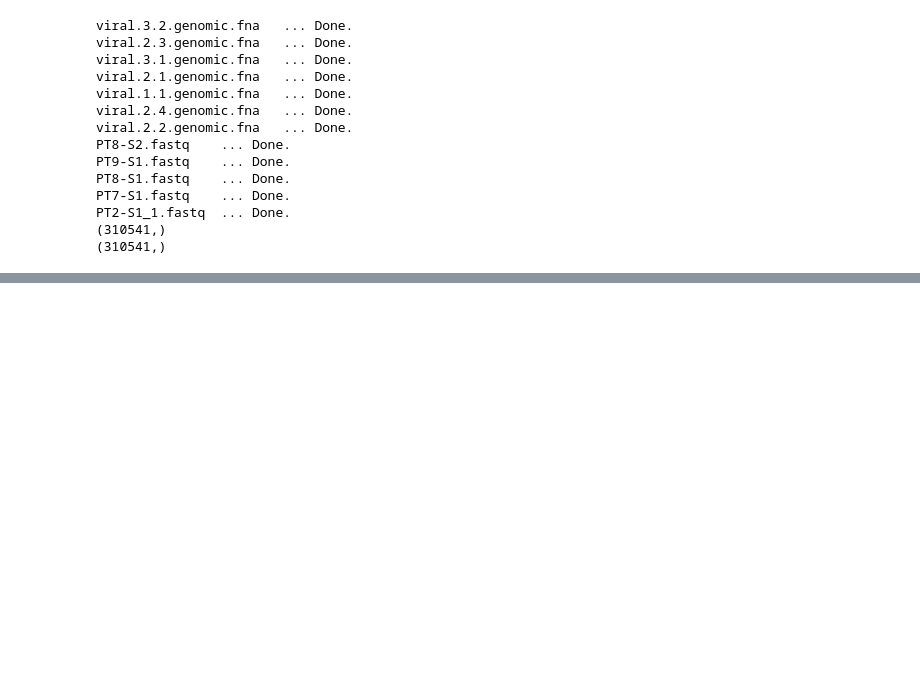
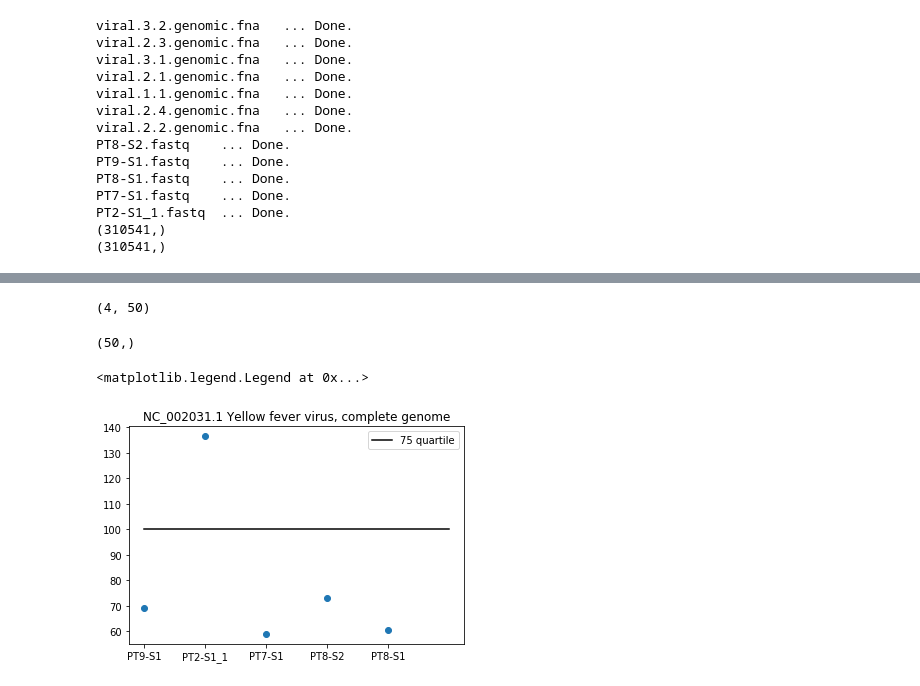
Before and after one commit to akarazeev/LauzHack19, a Jupyter notebook: VirusPatientMatching.ipynb, the cells around one changed output, grey strips where cells are left out. Drawn from its saved outputs; the diff is of its cells as text; code cells hidden in the pictures; blank space fills up the shorter version.

```diff
--- a/VirusPatientMatching.ipynb
+++ b/VirusPatientMatching.ipynb
@@ -135,0 +128,12 @@ plt.imshow(result, cmap='hot', interpolation='nearest');
+# %%
+patients_results['PT2-S1_1'].shape
+# %% [output]
+(4, 50)
+# %%
+patients_means_per_virus = dict()
+for k in patients_results.keys():
+    patients_means_per_virus[k] = patients_results[k].mean(axis=0)
+# %%
+patients_means_per_virus['PT2-S1_1'].shape
+# %% [output]
+(50,)
@@ -135,0 +142,12 @@ plt.imshow(result, cmap='hot', interpolation='nearest');
+# %%
+virus_idx = 40
+virus_to_look = list(viruses.keys())[virus_idx]
+patient_keys = list(patients_means_per_virus.keys())
+plt.scatter(x=patient_keys, y=[patients_means_per_virus[k][virus_idx] for k in patient_keys])
+# for v in
+plt.plot((0, len(patient_keys)), (100, 100), 'k-', label='75 quartile')
+plt.title(virus_to_look)
+plt.legend()
+# %% [output]
+<matplotlib.legend.Legend at 0x...>
+[figure, added]
```
Also changed, not shown: parts of 9 cells of this notebook.
